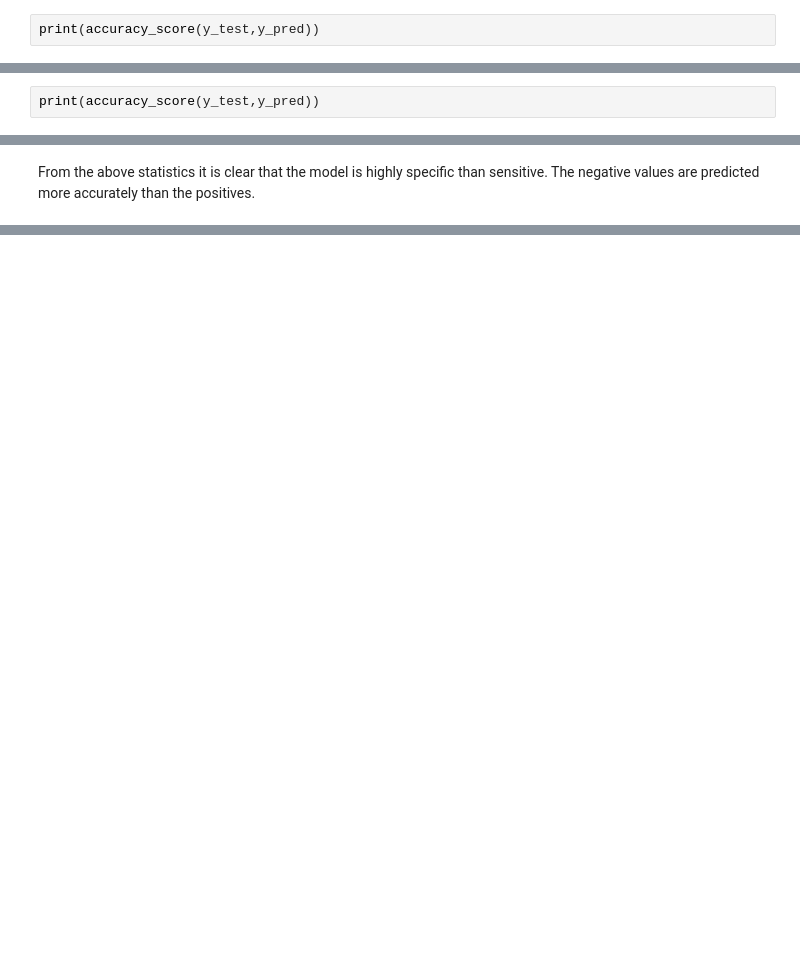
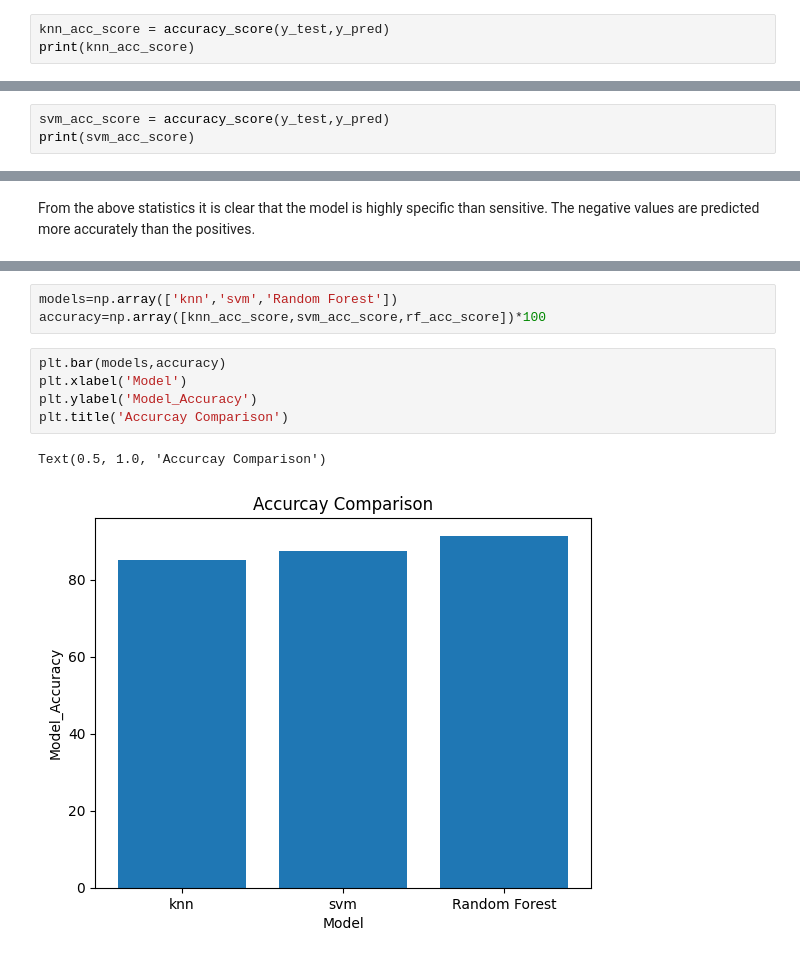
Before and after one commit to Apoorv-Krishn-DAS/Apoorv-Krishn-DAS, a Jupyter notebook: HEART_DISEASE_PREDICTION_PRJ_1.ipynb, the cells around one changed output, grey strips where cells are left out. Cells and saved outputs as stored; diff of their text form; blank space fills up the shorter version.

```diff
--- a/HEART_DISEASE_PREDICTION_PRJ_1.ipynb
+++ b/HEART_DISEASE_PREDICTION_PRJ_1.ipynb
@@ -314,7 +314,8 @@ print(cm)
 [[145  23]
  [ 31 160]]
 # %%
-print(accuracy_score(y_test,y_pred))
+knn_acc_score = accuracy_score(y_test,y_pred)
+print(knn_acc_score)
 # %% [output]
 0.8495821727019499
 # %%
@@ -372,7 +373,8 @@ print(cm)
 [[142  26]
  [ 19 172]]
 # %%
-print(accuracy_score(y_test,y_pred))
+svm_acc_score = accuracy_score(y_test,y_pred)
+print(svm_acc_score)
 # %% [output]
 0.8746518105849582
 # %%
@@ -541,0 +475,11 @@ NameError: ignored
+# %%
+models=np.array(['knn','svm','Random Forest'])
+accuracy=np.array([knn_acc_score,svm_acc_score,rf_acc_score])*100
+# %%
+plt.bar(models,accuracy)
+plt.xlabel('Model')
+plt.ylabel('Model_Accuracy')
+plt.title('Accurcay Comparison')
+# %% [output]
+Text(0.5, 1.0, 'Accurcay Comparison')
+[figure, added]
```
Also changed, not shown: parts of 9 cells of this notebook.
